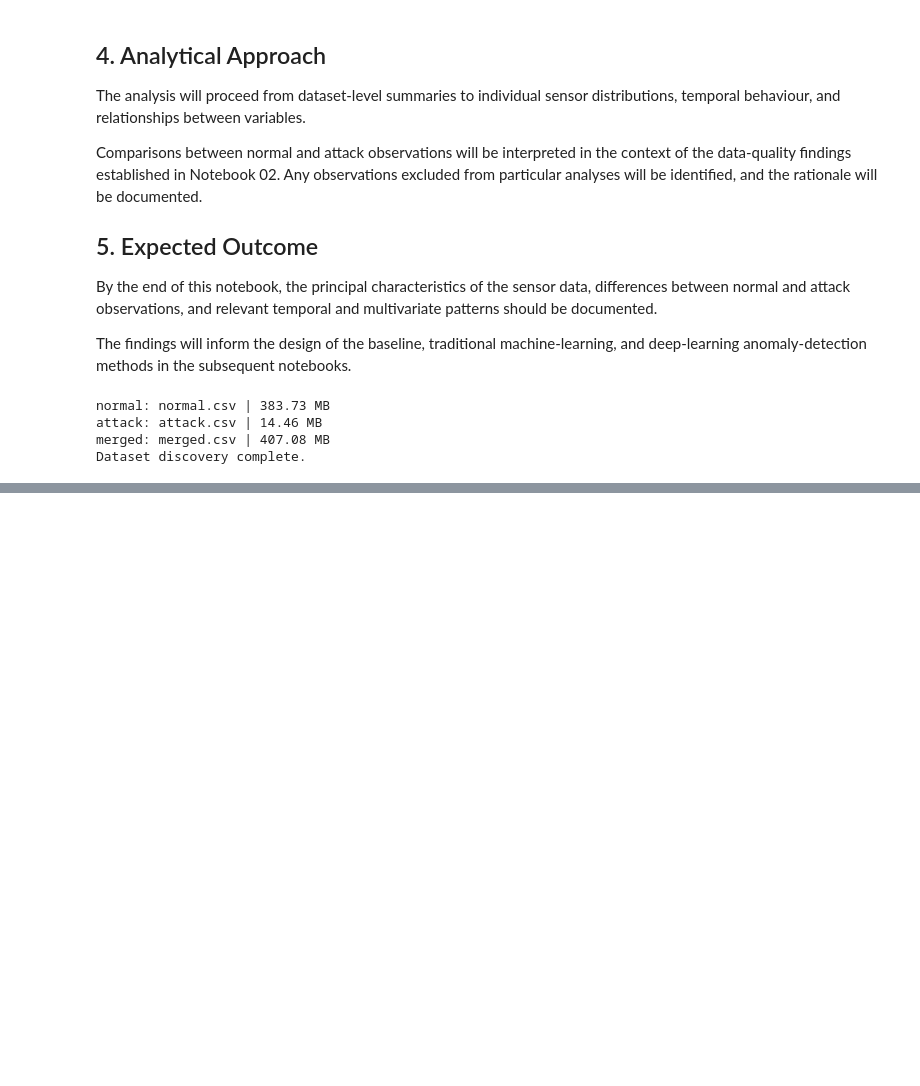
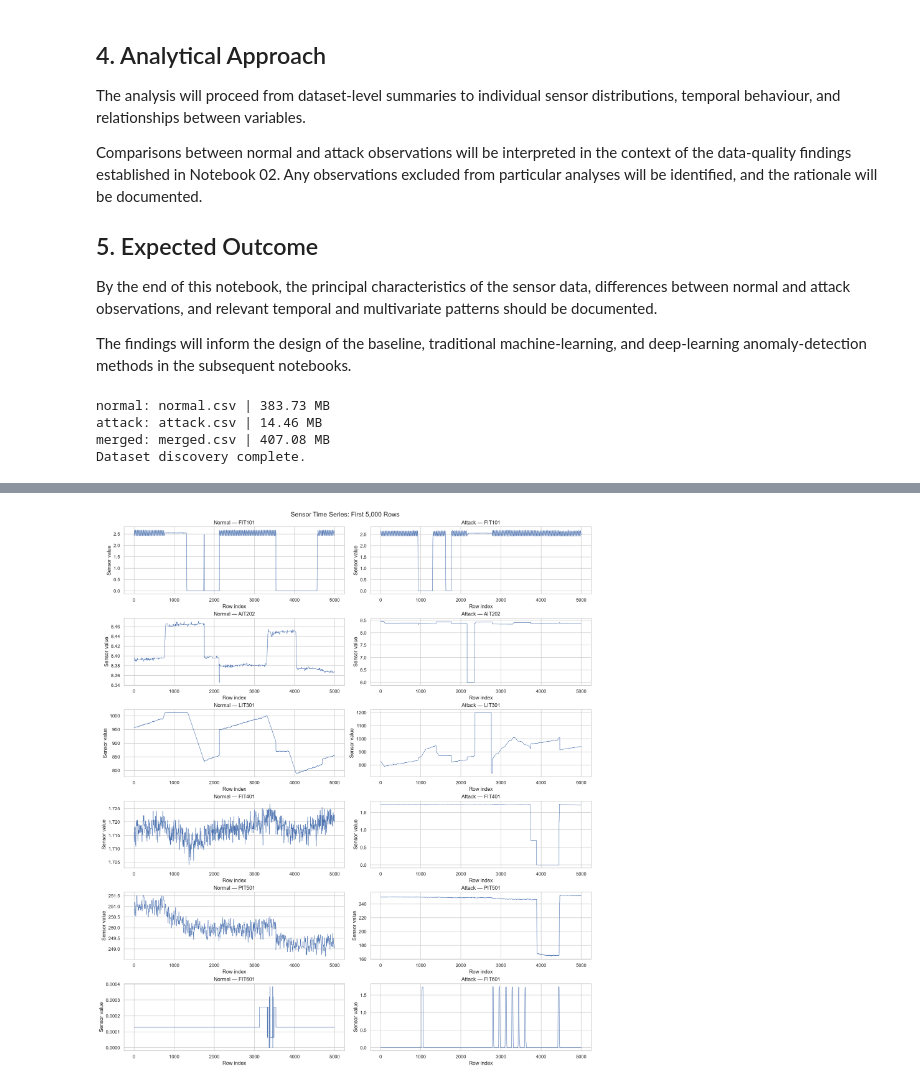
Before and after one commit to Thomasayanfeoluwa/multivariate-telemetry-anomaly-detection, a Jupyter notebook: notebooks/03_exploratory_analysis.ipynb, the cells around one changed output, grey strips where cells are left out. Saved outputs shown, nothing was run; the diff lists cells and outputs as text; code cells hidden in the pictures; blank space fills up the shorter version.

```diff
--- a/notebooks/03_exploratory_analysis.ipynb
+++ b/notebooks/03_exploratory_analysis.ipynb
@@ -91,0 +391,52 @@ Dataset discovery complete.
+# %%
+selected_sensors = [
+    "FIT101",
+    "AIT202",
+    "LIT301",
+    "FIT401",
+    "PIT501",
+    "FIT601",
+]
+
+missing_sensors = [
+    sensor for sensor in selected_sensors
+    if sensor not in normal.columns or sensor not in attack.columns
+]
+
+if missing_sensors:
+    raise KeyError(f"Selected sensors not found in both datasets: {missing_sensors}")
+
+plot_rows = 5000
+
+fig, axes = plt.subplots(
+    len(selected_sensors),
+    2,
+    figsize=(16, 18),
+    constrained_layout=True,
+)
+
+for row, sensor in enumerate(selected_sensors):
+    axes[row, 0].plot(
+        normal[sensor].iloc[:plot_rows].to_numpy(),
+        linewidth=0.8,
+    )
+    axes[row, 0].set_title(f"Normal — {sensor}")
+    axes[row, 0].set_xlabel("Row index")
+    axes[row, 0].set_ylabel("Sensor value")
+
+    axes[row, 1].plot(
+        attack[sensor].iloc[:plot_rows].to_numpy(),
+        linewidth=0.8,
+    )
+    axes[row, 1].set_title(f"Attack — {sensor}")
+    axes[row, 1].set_xlabel("Row index")
+    axes[row, 1].set_ylabel("Sensor value")
+
+fig.suptitle(
+    f"Sensor Time Series: First {plot_rows:,} Rows",
+    fontsize=15,
+)
+
+plt.show()
+# %% [output]
+[figure, added]
```
Also changed, not shown: parts of 11 cells of this notebook.
